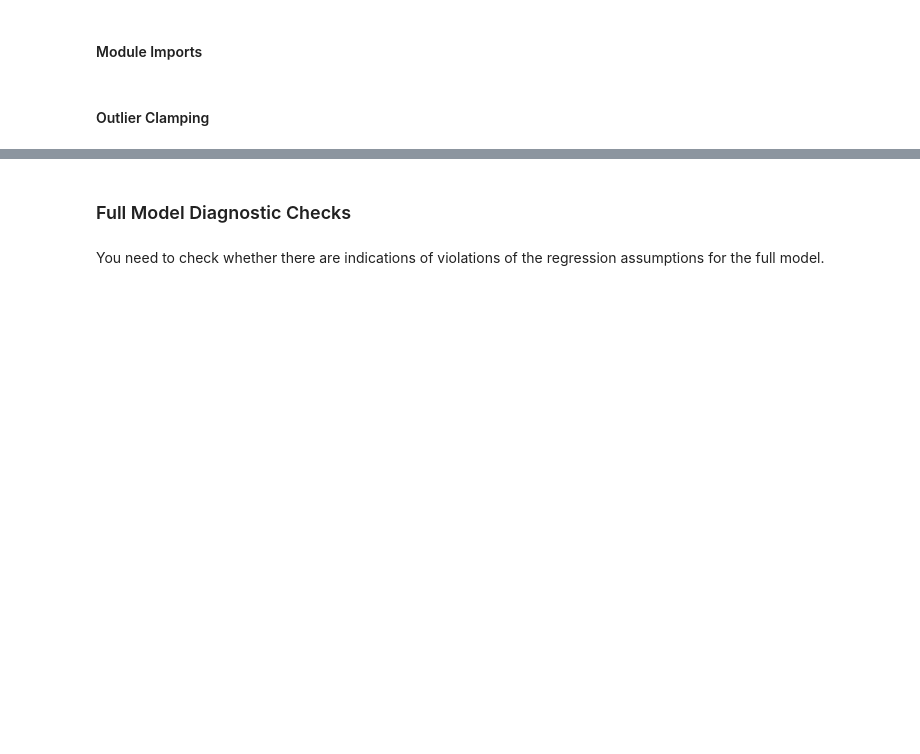
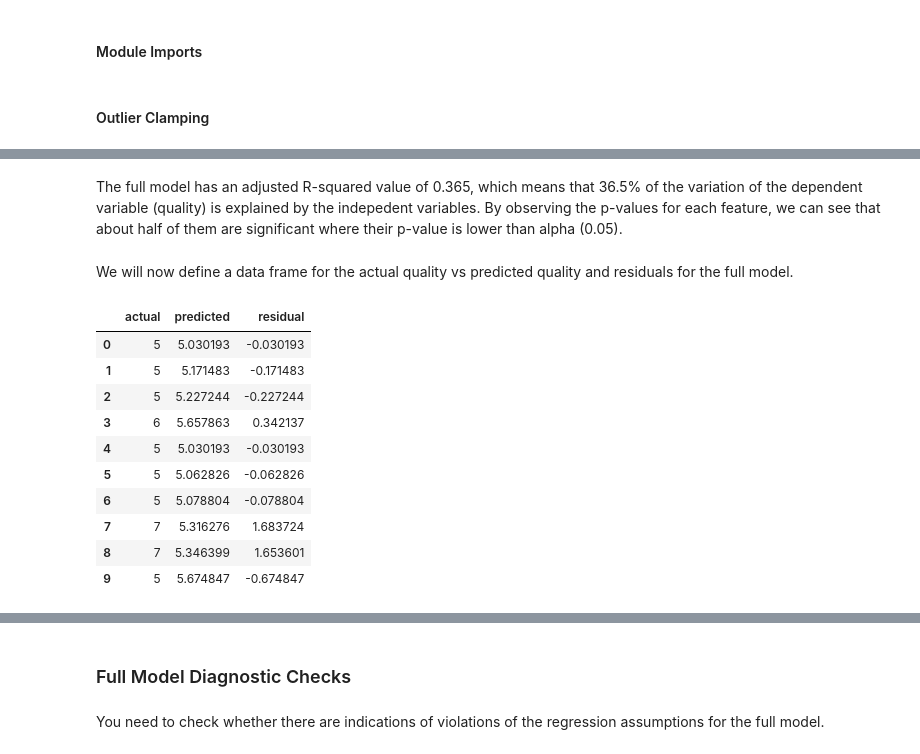
Before and after one commit to Michael-s3943224/MATH2412-Assignment, a Jupyter notebook: Phase2_Group21.ipynb, the cells around one changed output, grey strips where cells are left out. Cells and saved outputs as stored; diff of their text form; code cells hidden in the pictures; blank space fills up the shorter version.

```diff
--- a/Phase2_Group21.ipynb
+++ b/Phase2_Group21.ipynb
@@ -77,0 +127,21 @@ for category in outlier_categories:
+# %% [markdown]
+The full model has an adjusted R-squared value of 0.365, which means that 36.5% of the variation of the dependent variable (quality) is explained by the indepedent variables. By observing the p-values for each feature, we can see that about half of them are significant where their p-value is lower than alpha (0.05).
+# %% [markdown]
+We will now define a data frame for the actual quality vs predicted quality and residuals for the full model.
+# %%
+residuals_full = pd.DataFrame({'actual': df[dep_var],
+                               'predicted': model_full_fitted.fittedvalues,
+                               'residual': model_full_fitted.resid})
+residuals_full.head(10)
+# %% [output]
+|  | actual | predicted | residual |
+| 0 | 5 | 5.030193 | -0.030193 |
+| 1 | 5 | 5.171483 | -0.171483 |
+| 2 | 5 | 5.227244 | -0.227244 |
+| 3 | 6 | 5.657863 | 0.342137 |
+| 4 | 5 | 5.030193 | -0.030193 |
+| 5 | 5 | 5.062826 | -0.062826 |
+| 6 | 5 | 5.078804 | -0.078804 |
+| 7 | 7 | 5.316276 | 1.683724 |
+| 8 | 7 | 5.346399 | 1.653601 |
+| 9 | 5 | 5.674847 | -0.674847 |
```
Also changed, not shown: parts of 10 cells of this notebook.
